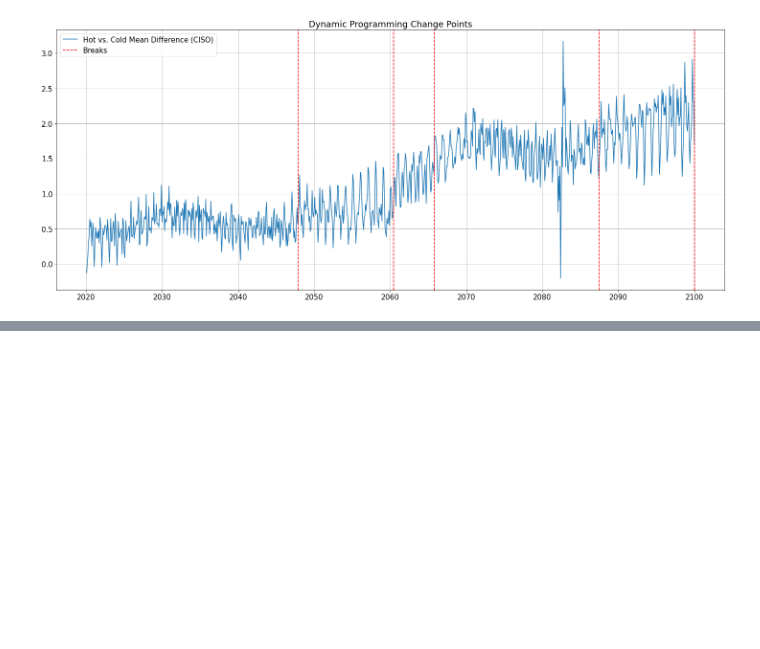
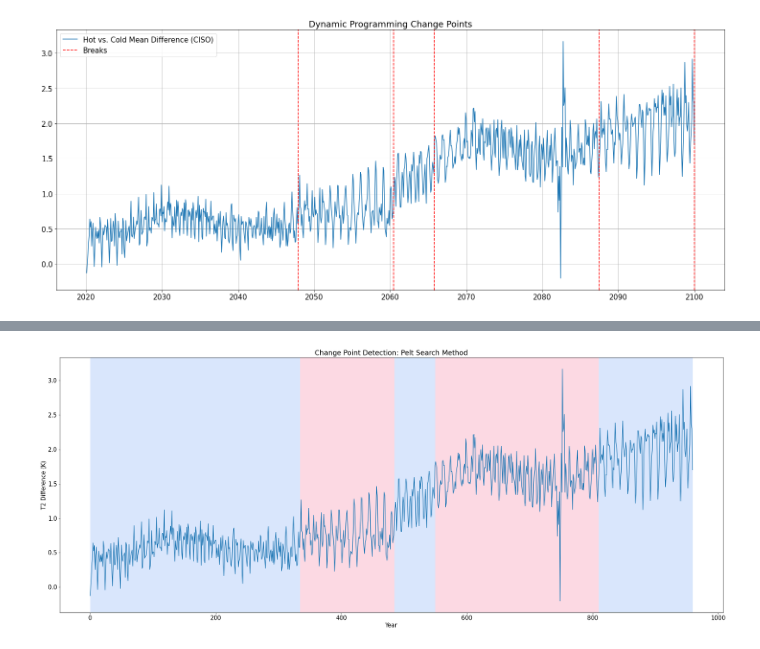
Before and after one commit to IMMM-SFA/misha_code, a Jupyter notebook: ruptures_test.ipynb, the cells around one changed output, grey strips where cells are left out. Saved outputs shown, nothing was run; the diff lists cells and outputs as text; code cells hidden in the pictures; blank space fills up the shorter version.

Commit message:
completes pelt test with 4 pen

```diff
--- a/ruptures_test.ipynb
+++ b/ruptures_test.ipynb
@@ -309,0 +307,12 @@ plt.show()
+# %%
+model="l1"
+algo = rpt.Pelt(model = model).fit(mean_list)
+result = algo.predict(pen = 4)
+rpt.display(mean_ts, result, figsize=(25, 10))
+plt.rcParams['font.size'] = 15
+plt.title('Change Point Detection: Pelt Search Method')
+plt.xlabel('Year')
+plt.ylabel('T2 Difference (K)')
+plt.show()
+# %% [output]
+[figure, added]
```
Also changed, not shown: parts of 3 cells of this notebook.
